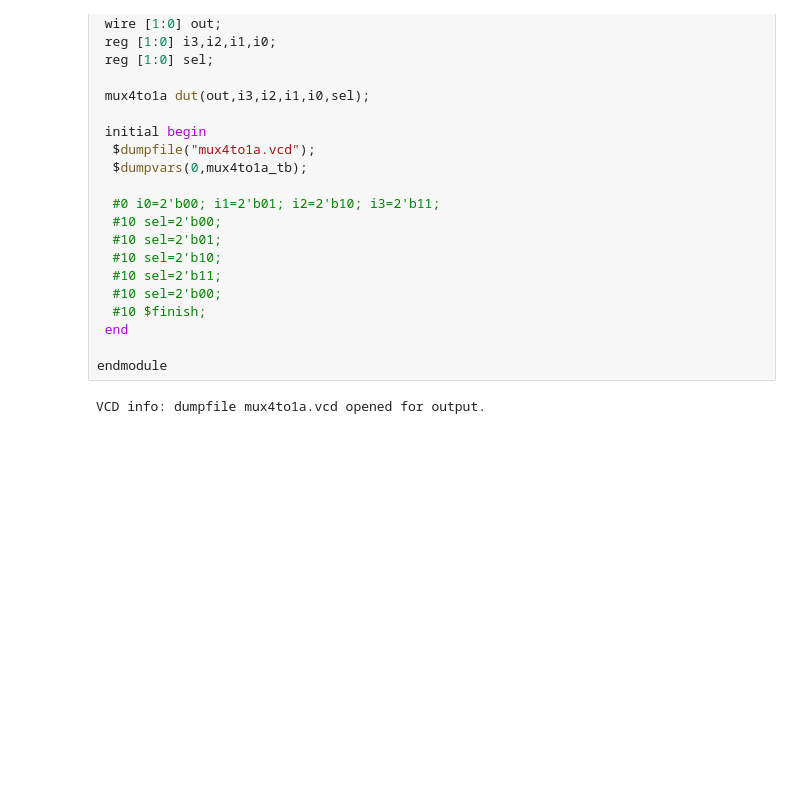
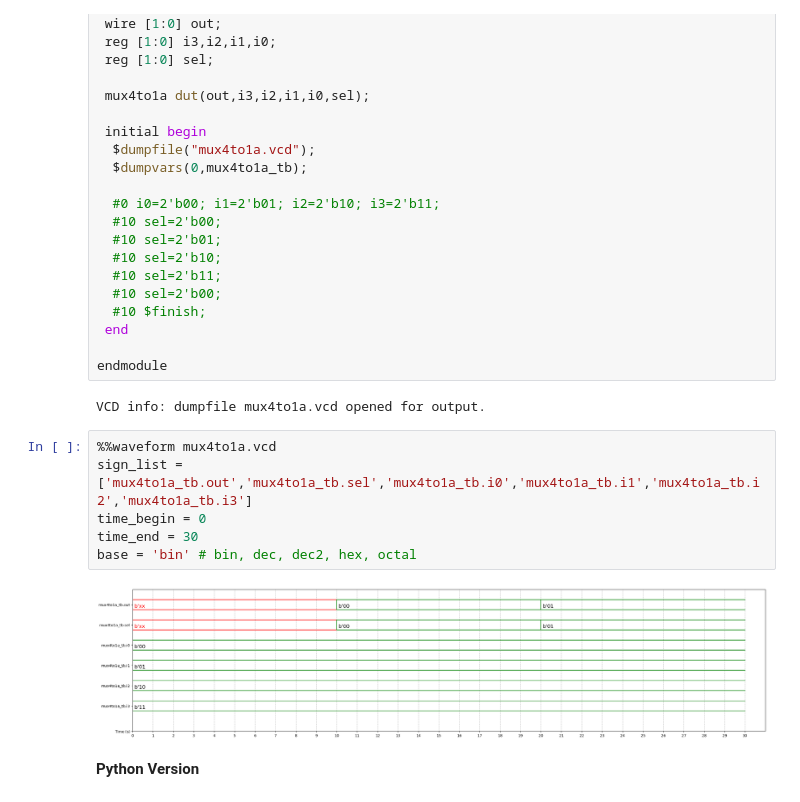
Before and after one commit to Varshan98/Suriya_DSL_HW, a Jupyter notebook: HW3_VerilogGitPractice.ipynb, the cells around one changed output. Drawn from its saved outputs; the diff is of its cells as text; blank space fills up the shorter version.

```diff
--- a/HW3_VerilogGitPractice.ipynb
+++ b/HW3_VerilogGitPractice.ipynb
@@ -1050,3 +1058,13 @@ module mux4to1a_tb;
 endmodule
 # %% [output]
 VCD info: dumpfile mux4to1a.vcd opened for output.
+# %%
+%%waveform mux4to1a.vcd
+sign_list = ['mux4to1a_tb.out','mux4to1a_tb.sel','mux4to1a_tb.i0','mux4to1a_tb.i1','mux4to1a_tb.i2','mux4to1a_tb.i3']
+time_begin = 0
+time_end = 30
+base = 'bin' # bin, dec, dec2, hex, octal
+# %% [output]
+[figure, added]
+# %% [markdown]
+**Python Version**
```
Also changed, not shown: parts of 2 cells of this notebook.
